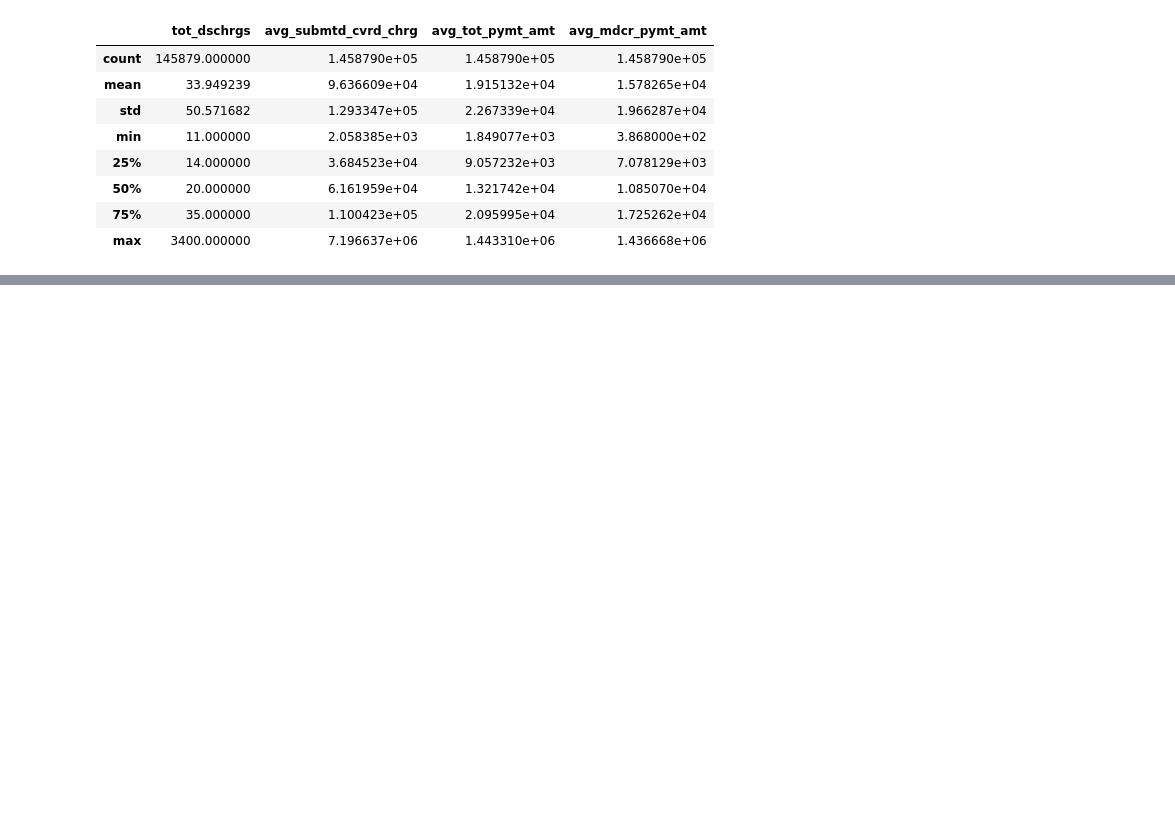
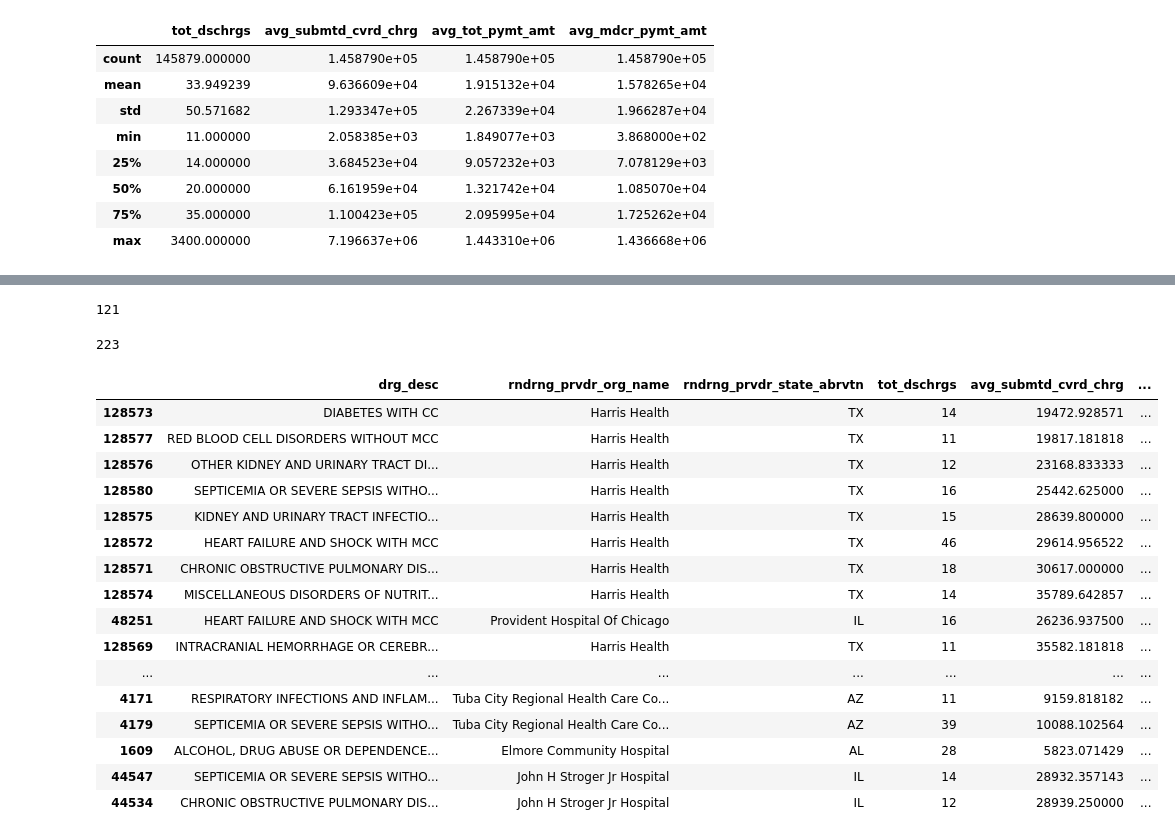
Before and after one commit to gurbaj8226/Hospital-Charge-vs-Medicare-Reimbursement-Analysis, a Jupyter notebook: notebooks/01_Data_Cleaning_and_Preparation.ipynb, the cells around one changed output, grey strips where cells are left out. Cells and saved outputs as stored; diff of their text form; code cells hidden in the pictures; blank space fills up the shorter version.

Commit message:
Established core metric, analyzed top/bottom 10 rows of data and began small investigation to find out why.

```diff
--- a/notebooks/01_Data_Cleaning_and_Preparation.ipynb
+++ b/notebooks/01_Data_Cleaning_and_Preparation.ipynb
@@ -94,3 +96,7 @@ df[['tot_dschrgs',
 | 50% | 20.000000 | 6.161959e+04 | 1.321742e+04 | 1.085070e+04 |
 | 75% | 35.000000 | 1.100423e+05 | 2.095995e+04 | 1.725262e+04 |
 | max | 3400.000000 | 7.196637e+06 | 1.443310e+06 | 1.436668e+06 |
+# %%
+df['charge_to_medicare_payment_ratio'] = df['avg_submtd_cvrd_chrg'] / df['avg_mdcr_pymt_amt']
+
+df.head()
@@ -96,0 +148,49 @@ df[['tot_dschrgs',
+# %%
+payment_exceeds_charges = df['avg_mdcr_pymt_amt'] > df['avg_submtd_cvrd_chrg']
+
+df[payment_exceeds_charges].shape[0]
+# %% [output]
+121
+# %%
+total_payments_exceeds_charges = df['avg_tot_pymt_amt'] > df['avg_submtd_cvrd_chrg']
+
+df[total_payments_exceeds_charges].shape[0]
+# %% [output]
+223
+# %%
+condition = payment_exceeds_charges | total_payments_exceeds_charges
+
+investigation_cols = [
+    'drg_desc',
+    'rndrng_prvdr_org_name',
+    'rndrng_prvdr_state_abrvtn',
+    'tot_dschrgs',
+    'avg_submtd_cvrd_chrg',
+    'avg_tot_pymt_amt',
+    'avg_mdcr_pymt_amt',
+    'charge_to_medicare_payment_ratio'
+]
+
+investigation_table = df.loc[condition, investigation_cols].sort_values(
+    'charge_to_medicare_payment_ratio'
+)
+
+investigation_table.head(20)
+# %% [output]
+|  | drg_desc | rndrng_prvdr_org_name | rndrng_prvdr_state_abrvtn | tot_dschrgs | avg_submtd_cvrd_chrg | ... |
+| 128573 | DIABETES WITH CC | Harris Health | TX | 14 | 19472.928571 | ... |
+| 128577 | RED BLOOD CELL DISORDERS WITHOUT MCC | Harris Health | TX | 11 | 19817.181818 | ... |
+| 128576 | OTHER KIDNEY AND URINARY TRACT DI... | Harris Health | TX | 12 | 23168.833333 | ... |
+| 128580 | SEPTICEMIA OR SEVERE SEPSIS WITHO... | Harris Health | TX | 16 | 25442.625000 | ... |
+| 128575 | KIDNEY AND URINARY TRACT INFECTIO... | Harris Health | TX | 15 | 28639.800000 | ... |
+| 128572 | HEART FAILURE AND SHOCK WITH MCC | Harris Health | TX | 46 | 29614.956522 | ... |
+| 128571 | CHRONIC OBSTRUCTIVE PULMONARY DIS... | Harris Health | TX | 18 | 30617.000000 | ... |
+| 128574 | MISCELLANEOUS DISORDERS OF NUTRIT... | Harris Health | TX | 14 | 35789.642857 | ... |
+| 48251 | HEART FAILURE AND SHOCK WITH MCC | Provident Hospital Of Chicago | IL | 16 | 26236.937500 | ... |
+| 128569 | INTRACRANIAL HEMORRHAGE OR CEREBR... | Harris Health | TX | 11 | 35582.181818 | ... |
+| ... | ... | ... | ... | ... | ... | ... |
+| 4171 | RESPIRATORY INFECTIONS AND INFLAM... | Tuba City Regional Health Care Co... | AZ | 11 | 9159.818182 | ... |
+| 4179 | SEPTICEMIA OR SEVERE SEPSIS WITHO... | Tuba City Regional Health Care Co... | AZ | 39 | 10088.102564 | ... |
+| 1609 | ALCOHOL, DRUG ABUSE OR DEPENDENCE... | Elmore Community Hospital | AL | 28 | 5823.071429 | ... |
+| 44547 | SEPTICEMIA OR SEVERE SEPSIS WITHO... | John H Stroger Jr Hospital | IL | 14 | 28932.357143 | ... |
+| 44534 | CHRONIC OBSTRUCTIVE PULMONARY DIS... | John H Stroger Jr Hospital | IL | 12 | 28939.250000 | ... |
```
Also changed, not shown: parts of 9 cells of this notebook.
